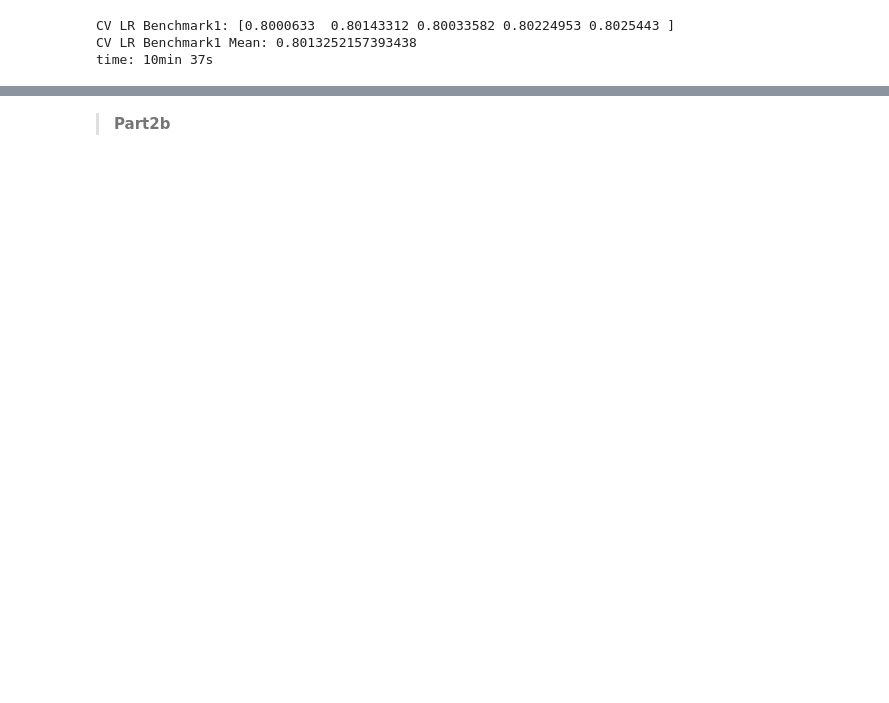
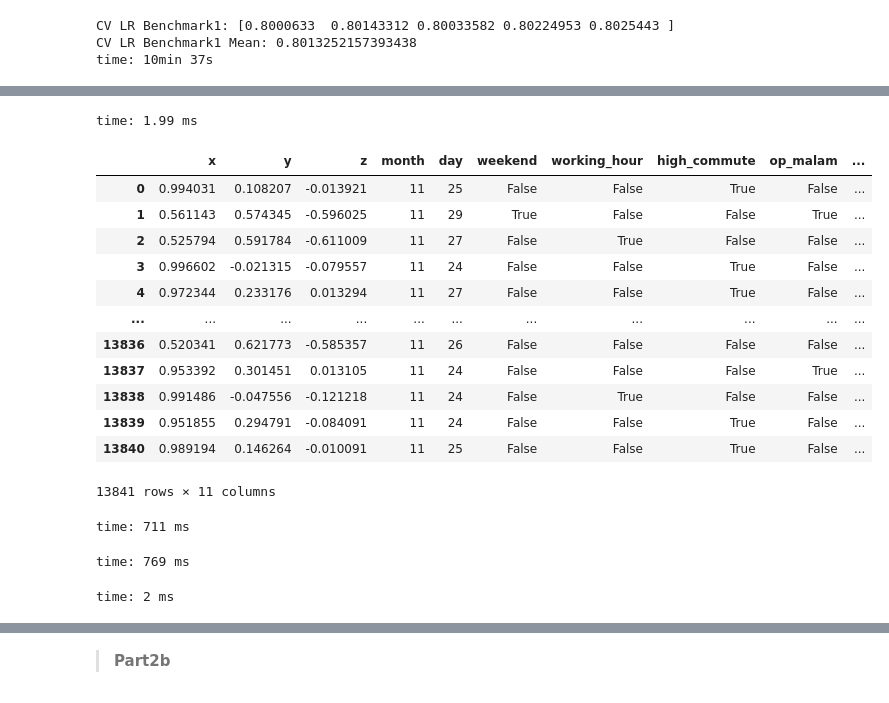
Before and after one commit to bolaubi/DSW_danthon_2021-1, a Jupyter notebook: archive_ben_nitip/danthon2.ipynb, the cells around one changed output, grey strips where cells are left out. Cells and saved outputs as stored; diff of their text form; code cells hidden in the pictures; blank space fills up the shorter version.

```diff
--- a/archive_ben_nitip/danthon2.ipynb
+++ b/archive_ben_nitip/danthon2.ipynb
@@ -1299,0 +1515,62 @@ gridsearch_logreg_tuned2.fit(X_train_val2, y_train_val2)
+# %%
+def ids_to_df2(df):
+    test_df2 = pd.DataFrame()
+    test_df2['s2cell_token'] = df['Ids'].str.split('_').apply(lambda x: x[0])
+    test_df2['date'] = df['Ids'].str.split('_').apply(lambda x: x[1])
+    test_df2['date2'] = test_df2['date'].copy()
+    test_df2['date'] = pd.to_datetime(test_df2['date'])
+
+    test_df2['date2'] = test_df2['date2'].str.split('-')
+    test_df2['hour'] = df['Ids'].str.split('_').apply(lambda x: x[2])
+
+    test_df2['year'] = test_df2['date2'].apply(lambda x: int(x[0]))
+    test_df2['month'] = test_df2['date2'].apply(lambda x: int(x[1]))
+    test_df2['day'] = test_df2['date2'].apply(lambda x: int(x[2]))
+    test_df2['hour'] = test_df2['hour'].astype('int')
+
+    test_df2['latitude'] = test_df2['s2cell_token'].apply(s2cell.token_to_lat_lon).apply(lambda x: x[0])
+    test_df2['longitude'] = test_df2['s2cell_token'].apply(s2cell.token_to_lat_lon).apply(lambda x: x[1])
+
+    test_df2['x'] = test_df2['latitude'].apply(cos) * test_df2['longitude'].apply(cos)
+    test_df2['y'] = test_df2['latitude'].apply(cos) * test_df2['longitude'].apply(sin)
+    test_df2['z'] = test_df2['latitude'].apply(sin)
+
+    test_df2['weekend'] = test_df2['date'].apply(lambda x: x.weekday() >= 5)
+    test_df2['working_hour'] = test_df2['hour'].apply(lambda x: (9<=x<12) | (13<x<18))
+    test_df2['high_commute'] = test_df2['hour'].apply(lambda x: (7<=x<=8) | (12<=x<=13) | (18<=x<=19))
+    test_df2['op_malam'] = test_df2['hour'].apply(lambda x: (20<=x<=22))
+    test_df2['op_ngalong'] = test_df2['hour'].apply(lambda x: (x==23) | (x==0))
+    test_df2['op_tidur'] = test_df2['hour'].apply(lambda x: (1<=x<=6))
+
+    test_df2 = test_df2[['x', 'y', 'z', 'month', 'day', 'weekend', 'working_hour', 'high_commute', 'op_malam', 'op_ngalong', 'op_tidur']]
+
+    return test_df2
+# %% [output]
+time: 1.99 ms
+# %%
+ids_to_df2(test_df)
+# %% [output]
+|  | x | y | z | month | day | weekend | working_hour | high_commute | op_malam | ... |
+| 0 | 0.994031 | 0.108207 | -0.013921 | 11 | 25 | False | False | True | False | ... |
+| 1 | 0.561143 | 0.574345 | -0.596025 | 11 | 29 | True | False | False | True | ... |
+| 2 | 0.525794 | 0.591784 | -0.611009 | 11 | 27 | False | True | False | False | ... |
+| 3 | 0.996602 | -0.021315 | -0.079557 | 11 | 24 | False | False | True | False | ... |
+| 4 | 0.972344 | 0.233176 | 0.013294 | 11 | 27 | False | False | True | False | ... |
+| ... | ... | ... | ... | ... | ... | ... | ... | ... | ... | ... |
+| 13836 | 0.520341 | 0.621773 | -0.585357 | 11 | 26 | False | False | False | False | ... |
+| 13837 | 0.953392 | 0.301451 | 0.013105 | 11 | 24 | False | False | False | True | ... |
+| 13838 | 0.991486 | -0.047556 | -0.121218 | 11 | 24 | False | True | False | False | ... |
+| 13839 | 0.951855 | 0.294791 | -0.084091 | 11 | 24 | False | False | True | False | ... |
+| 13840 | 0.989194 | 0.146264 | -0.010091 | 11 | 25 | False | False | True | False | ... |
+13841 rows × 11 columns
+time: 711 ms
+# %%
+y_pred_pipe_abc_tuned2a = pipe_abc_tuned2a.predict(ids_to_df2(test_df))
+# %% [output]
+time: 769 ms
+# %%
+result_abc_tuned2a = test_df.copy()
+result_abc_tuned2a['Labels'] = y_pred_pipe_abc_tuned2a
+result_abc_tuned2a['Labels'] = np.where(result_abc_tuned2a['Labels']==1, True, False)
+# %% [output]
+time: 2 ms
```
Also changed, not shown: parts of 173 cells of this notebook, 2 other files.
